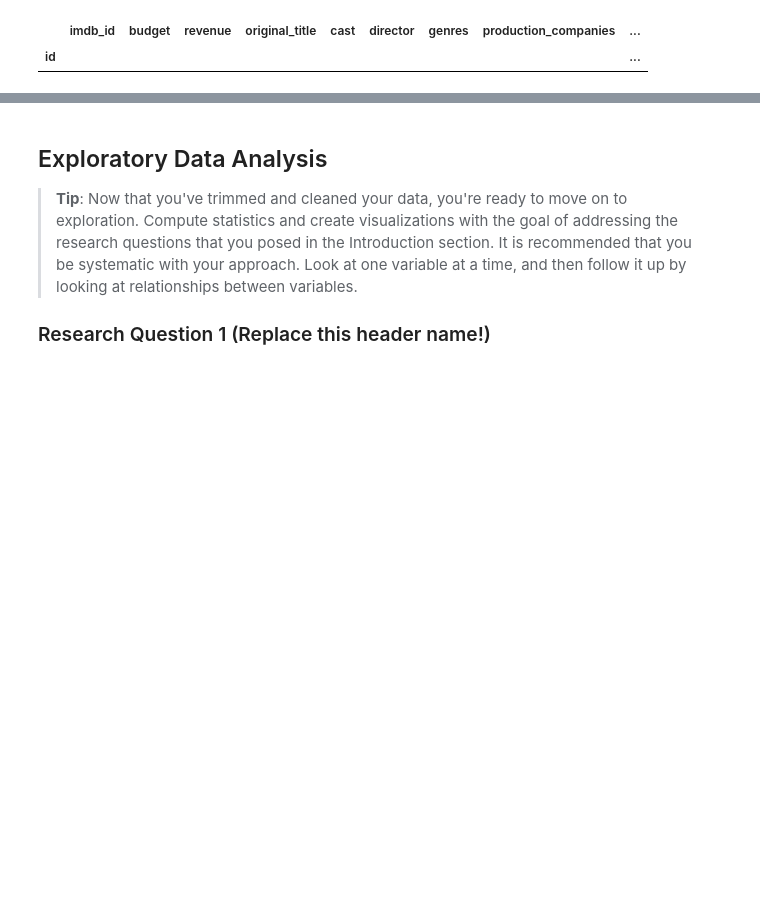
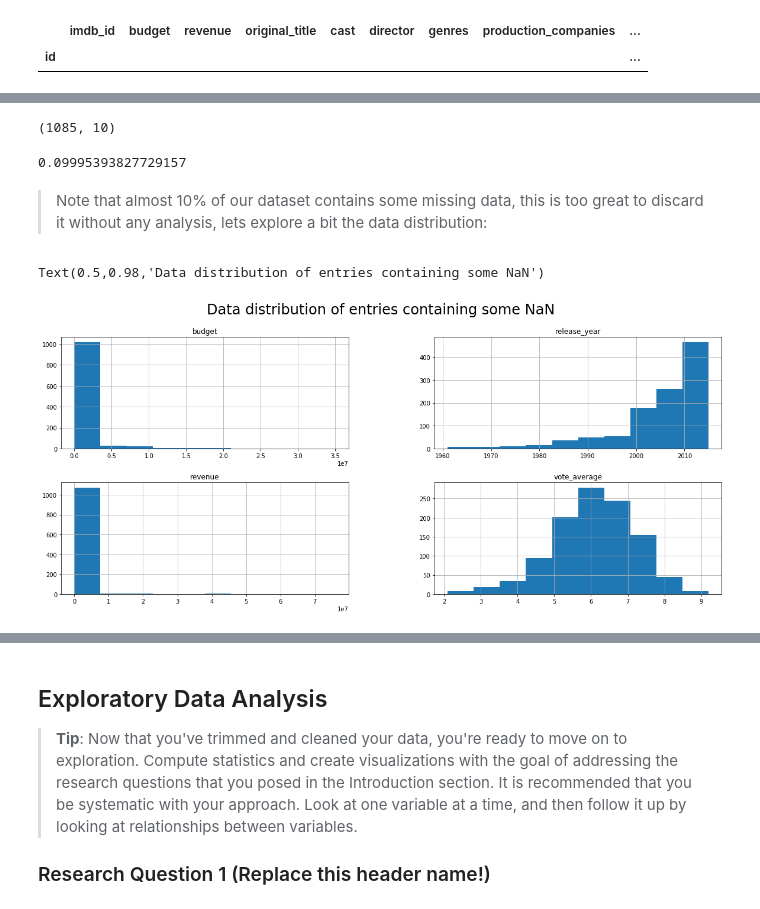
Before and after one commit to xavierlopeze/Investigate-a-Dataset-TMDb-movies-, a Jupyter notebook: report.ipynb, the cells around one changed output, grey strips where cells are left out. Saved outputs shown, nothing was run; the diff lists cells and outputs as text; code cells hidden in the pictures; blank space fills up the shorter version.

Commit message:
data cleaning

```diff
--- a/report.ipynb
+++ b/report.ipynb
@@ -93,7 +97,7 @@ df.head(10).T
 # %% [markdown]
 >Drop the columns that are not relevant to answer the research questions:
 # %%
-df.drop(['popularity','homepage','tagline','keywords','overview','runtime','vote_count','release_date'], axis = 1, inplace = True)
+df.drop(['popularity','homepage','tagline','keywords','overview','runtime','vote_count','release_date','revenue_adj','budget_adj'], axis = 1, inplace = True)
 df.columns
 # %% [output]
 Index(['imdb_id', 'budget', 'revenue', 'original_title', 'cast', 'director',
@@ -185,0 +221,19 @@ df[df['imdb_id'].isna()]
+# %%
+def nans(df): return df[df.isnull().any(axis=1)]
+# %%
+df_nans = nans(df)
+df_nans.shape
+# %% [output]
+(1085, 10)
+# %%
+df_nans.shape[0]/df.shape[0]
+# %% [output]
+0.09995393827729157
+# %% [markdown]
+>Note that almost 10% of our dataset contains some missing data, this is too great to discard it without any analysis, lets explore a bit the data distribution:
+# %%
+df_nans.hist(figsize = (20,8))
+pl.suptitle('Data distribution of entries containing some NaN', fontsize=24)
+# %% [output]
+Text(0.5,0.98,'Data distribution of entries containing some NaN')
+[figure, added]
```
Also changed, not shown: parts of 40 cells of this notebook.
